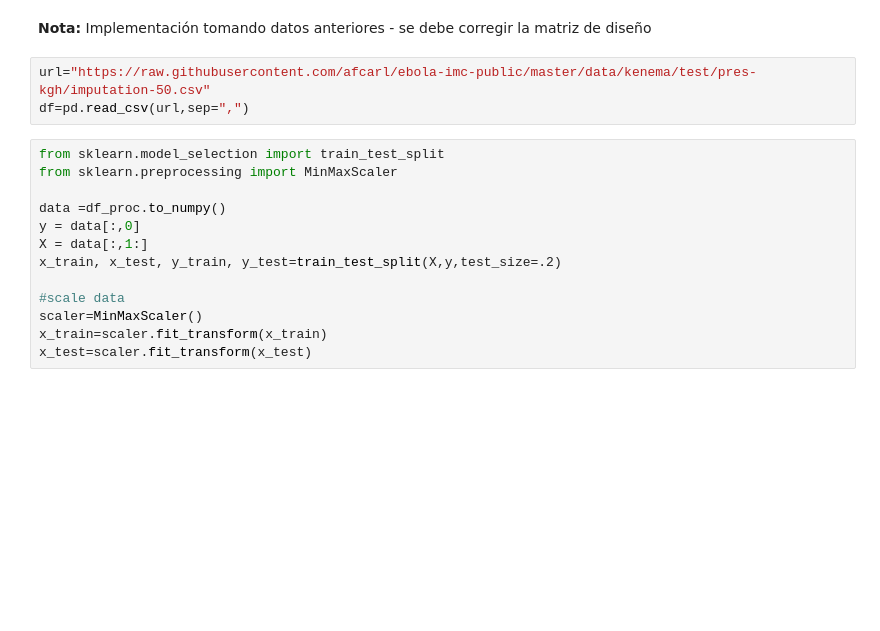
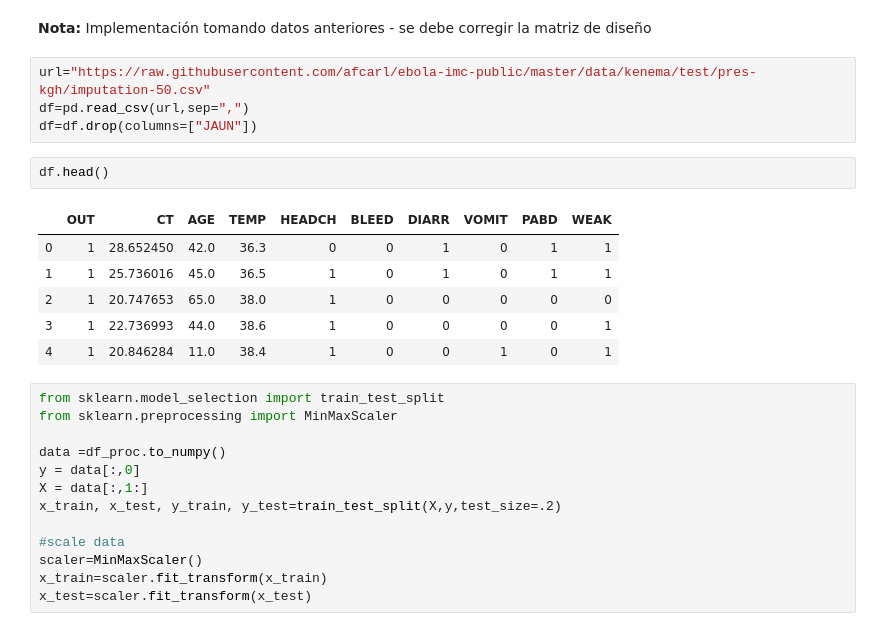
Before and after one commit to C1587S/MNO_numericalOptimization, a Jupyter notebook: notebooks/notebook_implementacion.ipynb, the cells around one changed output. Saved outputs shown, nothing was run; the diff lists cells and outputs as text; blank space fills up the shorter version.

```diff
--- a/notebooks/notebook_implementacion.ipynb
+++ b/notebooks/notebook_implementacion.ipynb
@@ -391,6 +432,16 @@ def gradient_descent(X, y,lr=.1, tol=10**(-6), max_iter=10**5, method="max"):
 # %%
 url="https://raw.githubusercontent.com/afcarl/ebola-imc-public/master/data/kenema/test/pres-kgh/imputation-50.csv"
 df=pd.read_csv(url,sep=",")
+df=df.drop(columns=["JAUN"])
+# %%
+df.head()
+# %% [output]
+|  | OUT | CT | AGE | TEMP | HEADCH | BLEED | DIARR | VOMIT | PABD | WEAK |
+| 0 | 1 | 28.652450 | 42.0 | 36.3 | 0 | 0 | 1 | 0 | 1 | 1 |
+| 1 | 1 | 25.736016 | 45.0 | 36.5 | 1 | 0 | 1 | 0 | 1 | 1 |
+| 2 | 1 | 20.747653 | 65.0 | 38.0 | 1 | 0 | 0 | 0 | 0 | 0 |
+| 3 | 1 | 22.736993 | 44.0 | 38.6 | 1 | 0 | 0 | 0 | 0 | 1 |
+| 4 | 1 | 20.846284 | 11.0 | 38.4 | 1 | 0 | 0 | 1 | 0 | 1 |
 # %%
 from sklearn.model_selection import train_test_split
 from sklearn.preprocessing import MinMaxScaler
```
Also changed, not shown: parts of 9 cells of this notebook.
